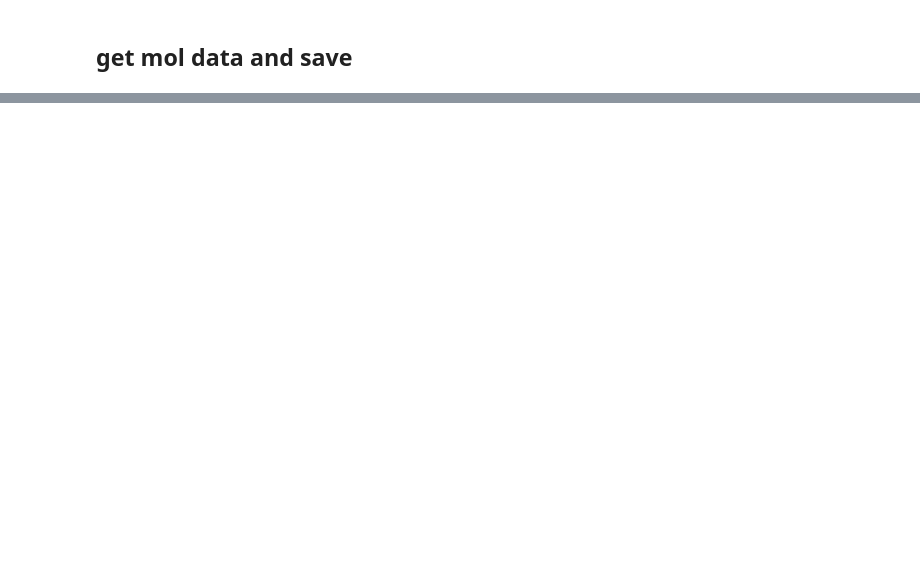
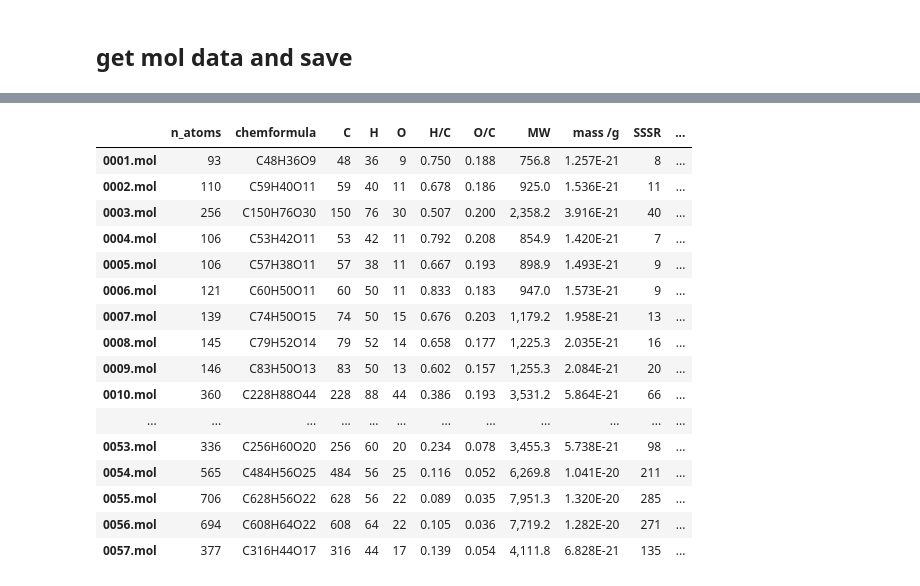
Before and after one commit to Erastova-group/Biochar_MolecularModels, a Jupyter notebook: building_blocks/molfiles/calc_molecules_info.ipynb, the cells around one changed output, grey strips where cells are left out. Cells and saved outputs as stored; diff of their text form; code cells hidden in the pictures; blank space fills up the shorter version.

```diff
--- a/building_blocks/molfiles/calc_molecules_info.ipynb
+++ b/building_blocks/molfiles/calc_molecules_info.ipynb
@@ -116,0 +118,21 @@ limit_output extension: Maximum message size of 10000 exceeded with 19824 charac
+# %%
+
+mol_df.style.format({'H/C':'{:,.3f}'.format, 'O/C':'{:,.3f}'.format, 'MW':'{:,.1f}'.format, 'mass /g':'{:,.3E}'.format, 'aromaticity (%)':'{:,.1f}'.format})
+# %% [output]
+|  | n_atoms | chemformula | C | H | O | H/C | O/C | MW | mass /g | SSSR | ... |
+| 0001.mol | 93 | C48H36O9 | 48 | 36 | 9 | 0.750 | 0.188 | 756.8 | 1.257E-21 | 8 | ... |
+| 0002.mol | 110 | C59H40O11 | 59 | 40 | 11 | 0.678 | 0.186 | 925.0 | 1.536E-21 | 11 | ... |
+| 0003.mol | 256 | C150H76O30 | 150 | 76 | 30 | 0.507 | 0.200 | 2,358.2 | 3.916E-21 | 40 | ... |
+| 0004.mol | 106 | C53H42O11 | 53 | 42 | 11 | 0.792 | 0.208 | 854.9 | 1.420E-21 | 7 | ... |
+| 0005.mol | 106 | C57H38O11 | 57 | 38 | 11 | 0.667 | 0.193 | 898.9 | 1.493E-21 | 9 | ... |
+| 0006.mol | 121 | C60H50O11 | 60 | 50 | 11 | 0.833 | 0.183 | 947.0 | 1.573E-21 | 9 | ... |
+| 0007.mol | 139 | C74H50O15 | 74 | 50 | 15 | 0.676 | 0.203 | 1,179.2 | 1.958E-21 | 13 | ... |
+| 0008.mol | 145 | C79H52O14 | 79 | 52 | 14 | 0.658 | 0.177 | 1,225.3 | 2.035E-21 | 16 | ... |
+| 0009.mol | 146 | C83H50O13 | 83 | 50 | 13 | 0.602 | 0.157 | 1,255.3 | 2.084E-21 | 20 | ... |
+| 0010.mol | 360 | C228H88O44 | 228 | 88 | 44 | 0.386 | 0.193 | 3,531.2 | 5.864E-21 | 66 | ... |
+| ... | ... | ... | ... | ... | ... | ... | ... | ... | ... | ... | ... |
+| 0053.mol | 336 | C256H60O20 | 256 | 60 | 20 | 0.234 | 0.078 | 3,455.3 | 5.738E-21 | 98 | ... |
+| 0054.mol | 565 | C484H56O25 | 484 | 56 | 25 | 0.116 | 0.052 | 6,269.8 | 1.041E-20 | 211 | ... |
+| 0055.mol | 706 | C628H56O22 | 628 | 56 | 22 | 0.089 | 0.035 | 7,951.3 | 1.320E-20 | 285 | ... |
+| 0056.mol | 694 | C608H64O22 | 608 | 64 | 22 | 0.105 | 0.036 | 7,719.2 | 1.282E-20 | 271 | ... |
+| 0057.mol | 377 | C316H44O17 | 316 | 44 | 17 | 0.139 | 0.054 | 4,111.8 | 6.828E-21 | 135 | ... |
```
Also changed, not shown: parts of 6 cells of this notebook, 1 other file.
